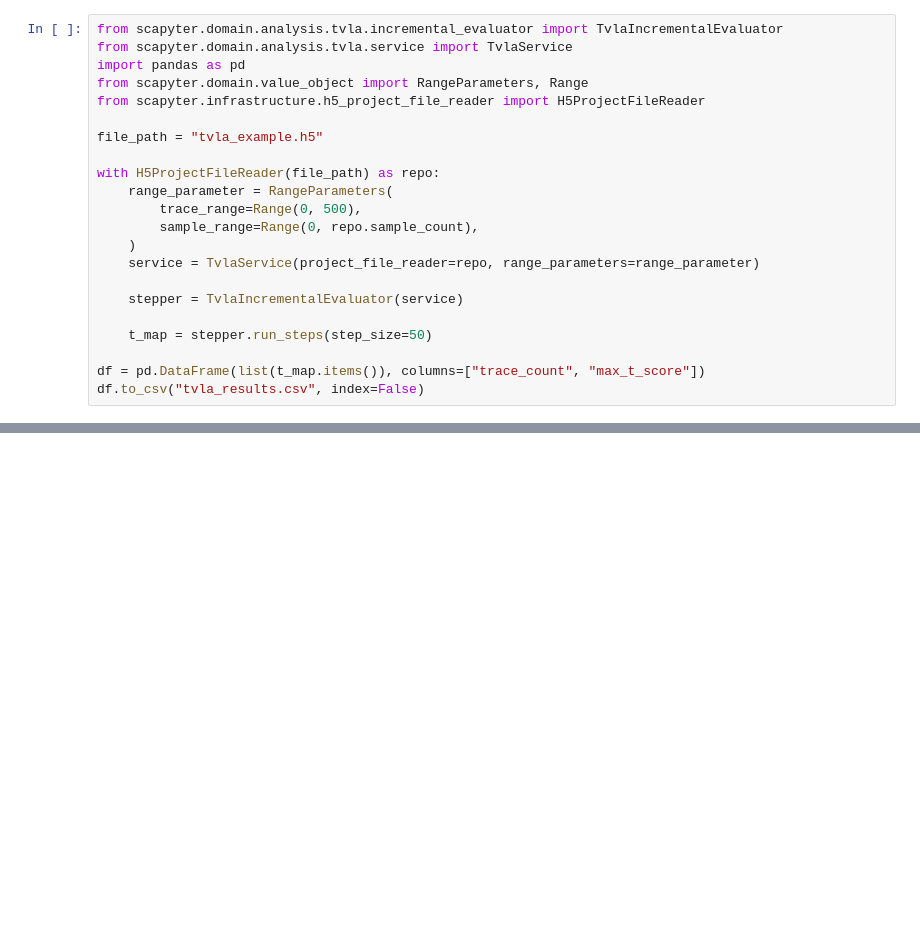
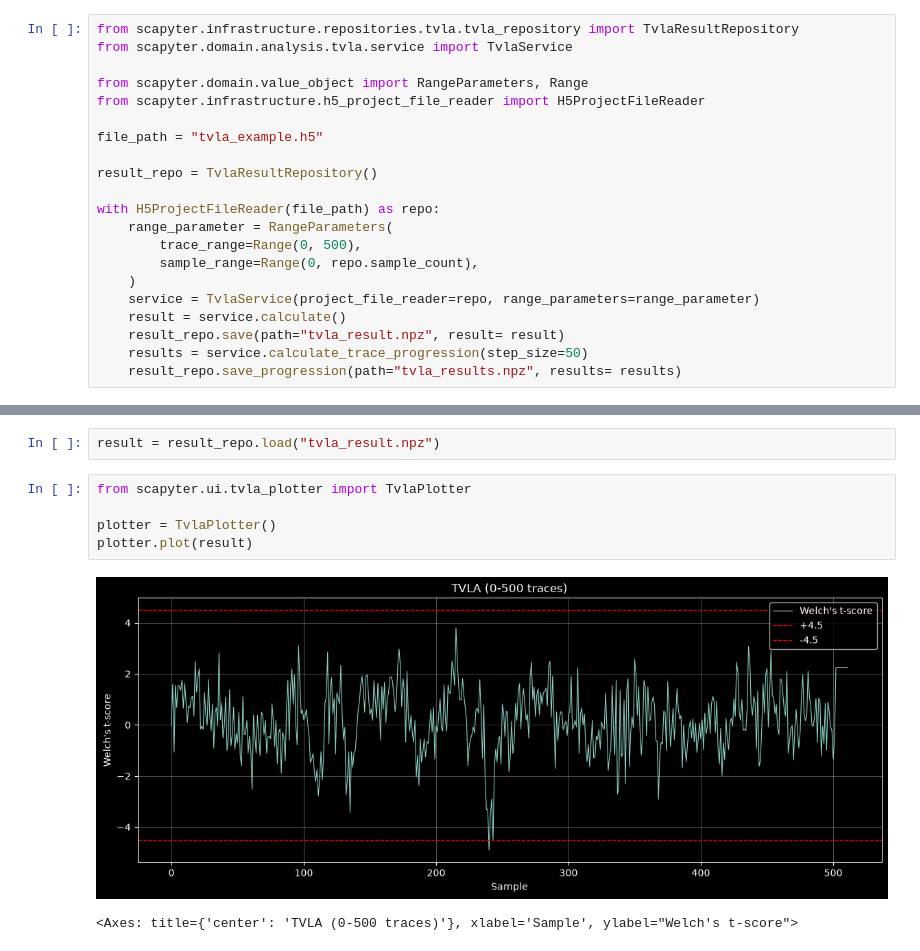
Before and after one commit to async2secure/scapyter, a Jupyter notebook: examples/tvla/example.ipynb, the cells around one changed output, grey strips where cells are left out. Drawn from its saved outputs; the diff is of its cells as text; blank space fills up the shorter version.

Commit message:
redesign tvla

```diff
--- a/examples/tvla/example.ipynb
+++ b/examples/tvla/example.ipynb
@@ -1,11 +1,13 @@
 # %%
-from scapyter.domain.analysis.tvla.incremental_evaluator import TvlaIncrementalEvaluator
+from scapyter.infrastructure.repositories.tvla.tvla_repository import TvlaResultRepository
 from scapyter.domain.analysis.tvla.service import TvlaService
-import pandas as pd
+
 from scapyter.domain.value_object import RangeParameters, Range
 from scapyter.infrastructure.h5_project_file_reader import H5ProjectFileReader
 
 file_path = "tvla_example.h5"
+
+result_repo = TvlaResultRepository()
 
 with H5ProjectFileReader(file_path) as repo:
     range_parameter = RangeParameters(
@@ -13,10 +15,7 @@ with H5ProjectFileReader(file_path) as repo:
         sample_range=Range(0, repo.sample_count),
     )
     service = TvlaService(project_file_reader=repo, range_parameters=range_parameter)
-
-    stepper = TvlaIncrementalEvaluator(service)
-
-    t_map = stepper.run_steps(step_size=50)
-
-df = pd.DataFrame(list(t_map.items()), columns=["trace_count", "max_t_score"])
-df.to_csv("tvla_results.csv", index=False)
+    result = service.calculate()
+    result_repo.save(path="tvla_result.npz", result= result)
+    results = service.calculate_trace_progression(step_size=50)
+    result_repo.save_progression(path="tvla_results.npz", results= results)
@@ -65,0 +22,10 @@ plt.show()
+# %%
+result = result_repo.load("tvla_result.npz")
+# %%
+from scapyter.ui.tvla_plotter import TvlaPlotter
+
+plotter = TvlaPlotter()
+plotter.plot(result)
+# %% [output]
+[figure, added]
+<Axes: title={'center': 'TVLA (0-500 traces)'}, xlabel='Sample', ylabel="Welch's t-score">
```
Also changed, not shown: parts of 2 cells of this notebook, 5 other files.
